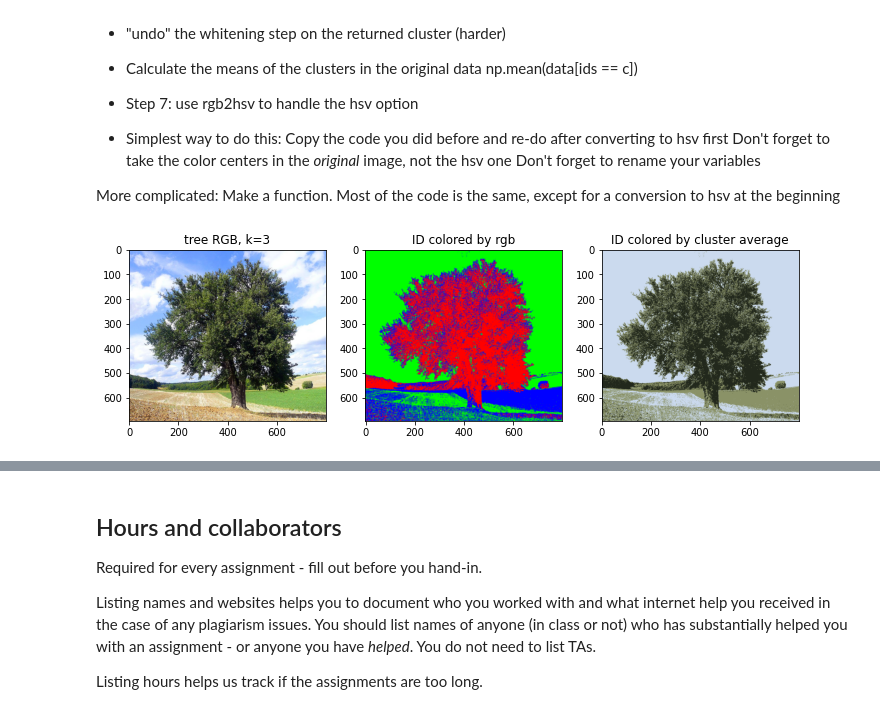
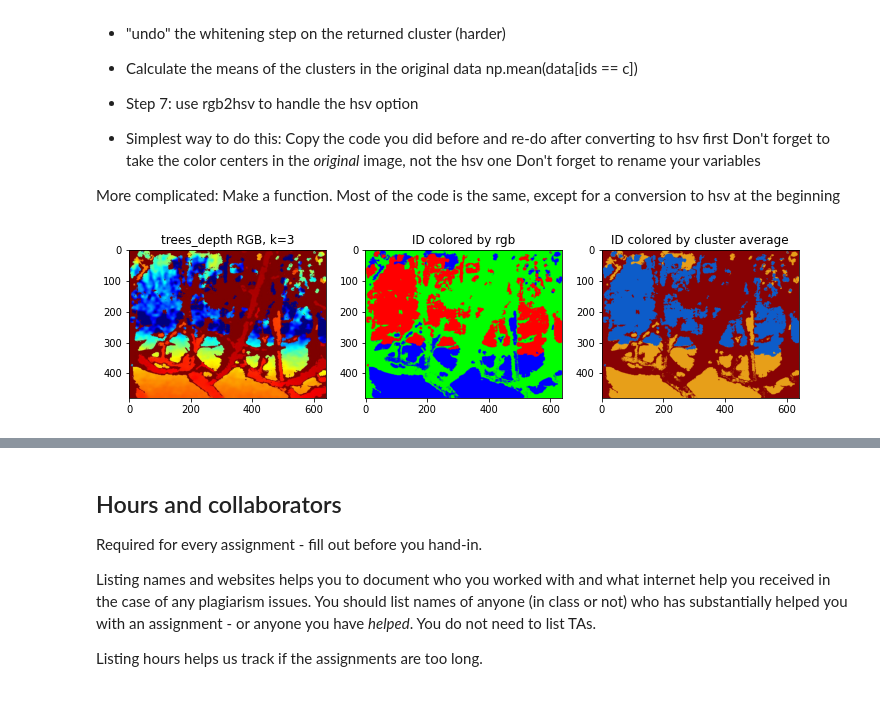
Before and after one commit to ali-clara/ROB514, a Jupyter notebook: Skills/check_image_mask_kmeans.ipynb, the cells around one changed output, grey strips where cells are left out. Drawn from its saved outputs; the diff is of its cells as text; code cells hidden in the pictures.

```diff
--- a/Skills/check_image_mask_kmeans.ipynb
+++ b/Skills/check_image_mask_kmeans.ipynb
@@ -175,9 +175,8 @@ def read_and_cluster_image(image_name, use_hsv, n_clusters):
         do_rgb_image(axs, im_orig, str_im_name, n_clusters)
 # %%
 # Test the code with NO hsv transform
-# read_and_cluster_image("trees_depth.png", use_hsv=False, n_clusters=3)
-read_and_cluster_image("tree.jpg", use_hsv=False, n_clusters=3)
+read_and_cluster_image("trees_depth.png", use_hsv=False, n_clusters=3)
 # %% [output]
-[figure, old version]
+[figure, new version]
 # %%
 read_and_cluster_image("staged_apple.png", use_hsv=False, n_clusters=3)
```
Also changed, not shown: parts of 5 cells of this notebook, 11 other files.
